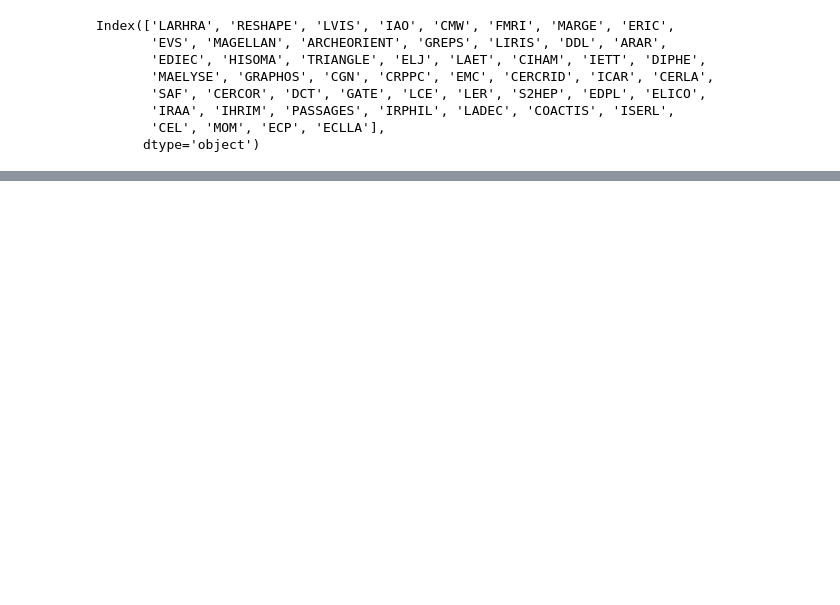
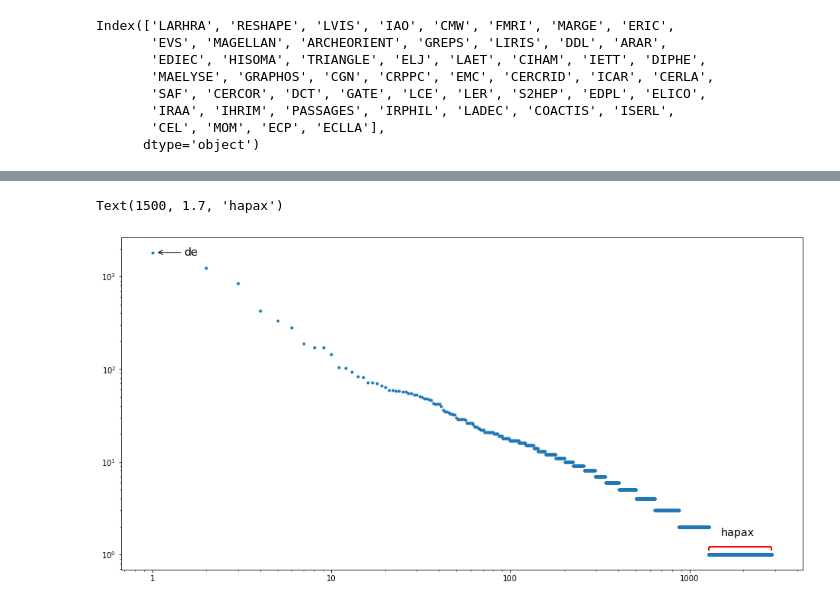
Before and after one commit to Geminy3/Webscrapping_formation, a Jupyter notebook: Notebook 3 - corrigé.ipynb, the cells around one changed output, grey strips where cells are left out. Saved outputs shown, nothing was run; the diff lists cells and outputs as text; code cells hidden in the pictures; blank space fills up the shorter version.

```diff
--- a/Notebook 3 - corrigé.ipynb
+++ b/Notebook 3 - corrigé.ipynb
@@ -246,0 +300,15 @@ from spacy.lang.fr.stop_words import STOP_WORDS as fr_stop
+# %%
+plt.figure(figsize=(16,8))
+
+plt.loglog(range(1,nOccTotal.shape[0]+1), nOccTotal, '.')
+
+plt.xticks([1,10,100,1000],[1,10,100,1000]);
+
+plt.annotate('de', xy=(1.05,nOccTotal.loc['de']), xytext=(1.5,nOccTotal.loc['de']), size='x-large',va='center', arrowprops={'arrowstyle':'->'})
+
+plt.hlines(1.2, 1281, nOccTotal.shape[0], linewidth=2, color='red')
+plt.vlines([1281, nOccTotal.shape[0]], 1.1, 1.2, linewidth=2, color='red')
+plt.text(1500,1.7,'hapax',size='x-large',va='center')
+# %% [output]
+Text(1500, 1.7, 'hapax')
+[figure, added]
```
Also changed, not shown: parts of 65 cells of this notebook, 4 other files.
